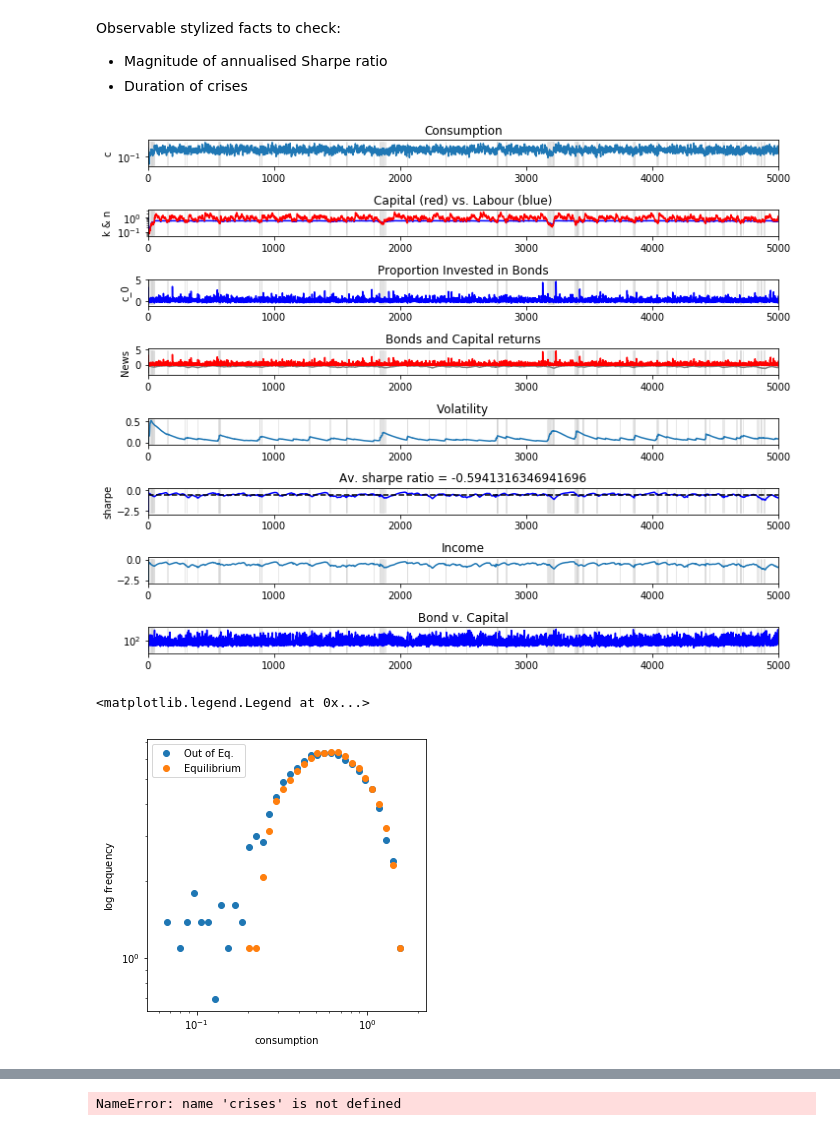
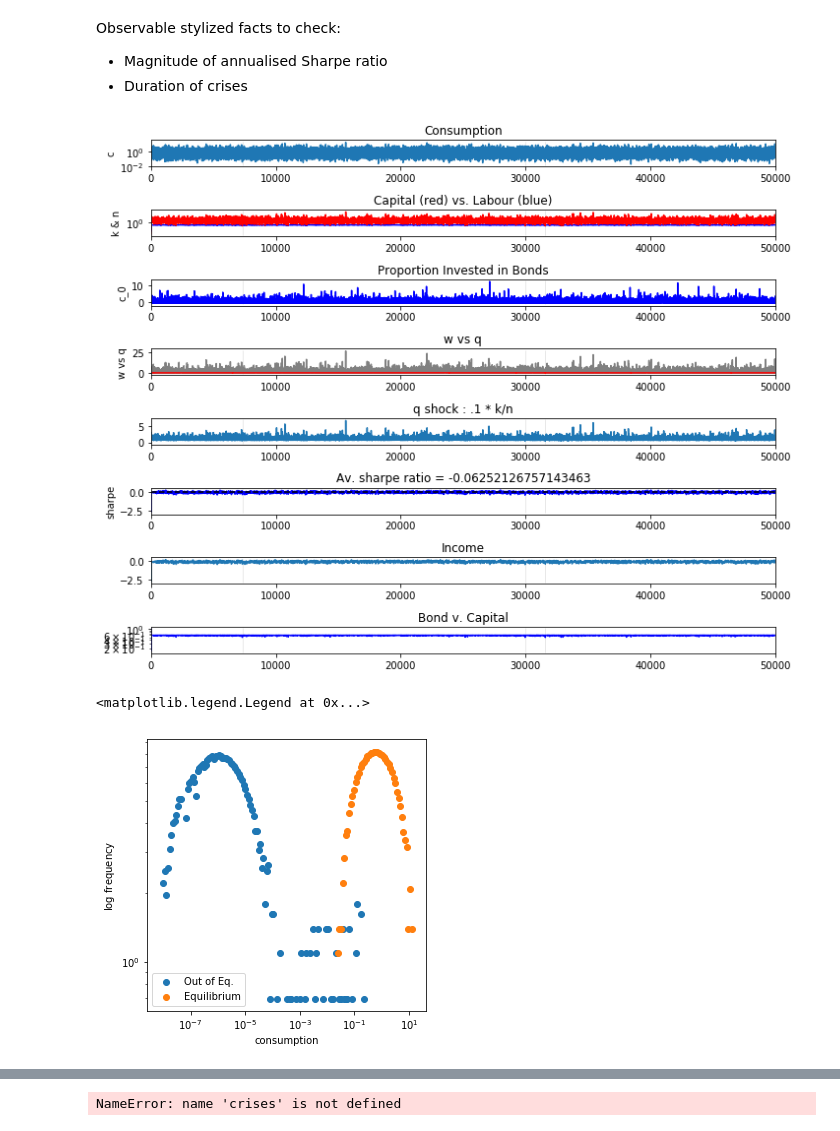
Before and after one commit to KarlNaumann/DynamicDSGE, a Jupyter notebook: DSGE_SharpeInvestment.ipynb, the cells around one changed output, grey strips where cells are left out. Saved outputs shown, nothing was run; the diff lists cells and outputs as text; code cells hidden in the pictures.

```diff
--- a/DSGE_SharpeInvestment.ipynb
+++ b/DSGE_SharpeInvestment.ipynb
@@ -69,8 +69,8 @@ def step(t: float, x: np.ndarray, p: dict, err:float):
     b = (1 + p['interest']) * s_ * investment
 
     # Capital & Risky return
-    financial_risk = np.random.beta(a=p['q_shock'], b=1)
-    k = (1 - p['depreciation']) * k_ + investment * (1 - s_) * financial_risk
+
+    k = (1 - p['depreciation']) * k_ + investment * (1 - s_)
     temp = (p['alpha'] * k ** rho + (1 - p['alpha']) * n ** rho)
     temp = temp ** ((1 / rho) - 1)
     q = p['alpha'] * z * temp * k ** (rho - 1)
@@ -80,7 +80,7 @@ def step(t: float, x: np.ndarray, p: dict, err:float):
     #port_ret = w_b * p['interest'] + (1 - w_b) * q_
 
     w_b = k_ / (b_+k_)
-    port_ret = k_ / (b_+k_) * q_
+    port_ret = q_#k_ / (b_+k_) * q_
 
     # Expectations are based on EWMA (returns and volatility)
 
@@ -106,7 +106,10 @@ def step(t: float, x: np.ndarray, p: dict, err:float):
     # Decision on Spending and Investment Allocation
     g = g_
 
-    s = 0.5 * ((p['s_max'] - p['s_min']) * np.tanh(p['s_theta'] * (news  )) + p['s_max'] + p['s_min'])
+    financial_risk = np.random.beta(a=(k/n)*p['q_shock'], b=1)
+    q = q * financial_risk
+
+    s = 0.5 * ((p['s_max'] - p['s_min']) * np.tanh(p['s_theta'] * news) + p['s_max'] + p['s_min'])
 
     return z, xiz, c, n, b, w, k, m, k_, q, g, s, s0, mu, sig2, news, c0, sharpe
 
@@ -120,11 +123,11 @@ params = {
     # Noise Parameters
     'etaZ':0.5, 'zbar':1.0,
     # Empirical Parameters
-    'inflation':0.0015, 'interest':0.001, 'depreciation':0.08,
+    'inflation':0.0015, 'interest':0.001, 'depreciation':0.1,
     # Quasi-fixed parameters
     's_min':0, 's_max':1, 'memory_1':0.98,'memory_2':.5, 'gamma':1.0, 'alpha':0.33, 'mu':7.32,
     # Variable parameters
-    'sigmaZ':.6, 'q_shock':1, 's_theta':10, 'ratio':.2, 'steady_state' : False}
+    'sigmaZ':.8, 'q_shock':.5, 's_theta':5, 'ratio':.8, 'steady_state' : False}
 
 params_steady = copy.copy(params)
 params_steady['depreciation'] = 0
@@ -133,7 +136,7 @@ params_steady['steady_state'] = True
 start = dict(z=1, xiz=1, c=1, n=1, b=1, w=1, k=.1, m=0.0, k_=0.0,
              q=0.02, g=0.7, s=0.5, s0=0.0, mu=0.01, sig2=1e-5, news=0, c0=0, income=0)
 
-T = 5000
+T = 50000
 np.random.seed(40)
 view = [0, T]
 
@@ -181,43 +184,43 @@ ax[2].set_ylabel(r'c_0')
 ax[2].set_title('Proportion Invested in Bonds')
 
 a = ax[5]
 sharpe = df.s0
 a.plot(sharpe, color='blue')
 
 a.axhline(sharpe.mean(), linestyle = '--', color='black')
 a.set_ylabel('sharpe')
 a.set_title(r'Av. sharpe ratio = ' + str(sharpe.mean()))
 
 
-ax[3].set_ylabel('News')
-ax[3].plot(df.s0, label='s0', color='gray')
-ax[3].plot(df.c0, label='c0', color='red')
+ax[3].set_ylabel('w vs q')
+ax[3].plot(df.w, label='s0', color='gray')
+ax[3].plot(df.q, label='c0', color='red')
 #ax[3].axhline(params['interest'], color='red', linestyle='--')
-ax[3].set_title('Bonds and Capital returns')
+ax[3].set_title('w vs q')
 
 
-ax[4].set_title(r'Volatility')
-ax[4].plot(np.sqrt(df.sig2))
+ax[4].set_title(r'q shock : .1 * k/n')
+ax[4].plot((df.k/df.n)*params['q_shock'])
 
 ax[6].set_title(r'Income')
 ax[6].plot(df.income)
 
 ax[7].set_title(r'Bond v. Capital')
-ax[7].plot(df.k.div(df.b), color='blue')
+ax[7].plot(df.n, color='blue')
 ax[7].set_yscale('log')
 
 for a in ax:
     low,high = a.get_ylim()
     a.fill_between(df.index, low, high, where=df.n>df.k, alpha=0.5, color='lightgray')
     a.set_xlim(view[0], view[1])
 
 fig.set_size_inches(10, 8)
 plt.tight_layout()
 plt.show()
 # %% [output]
-[figure, old version]
+[figure, new version]
 # %%
-bins = np.logspace(-6,2,200)
+bins = np.logspace(-10,2,200)
 histo = np.histogram(df.c , bins = bins)
 histo_steady = np.histogram(df_steady.c , bins = bins)
 
@@ -231,7 +234,7 @@ ax.set_xscale('log')
 plt.legend()
 # %% [output]
 <matplotlib.legend.Legend at 0x...>
-[figure, old version]
+[figure, new version]
 # %%
 fig, ax = plt.subplots(figsize = (6,6))
 ax.hist(df.news, bins=100, label='news', color='lightgray', alpha=0.5)
```
Also changed, not shown: parts of 2 cells of this notebook.
